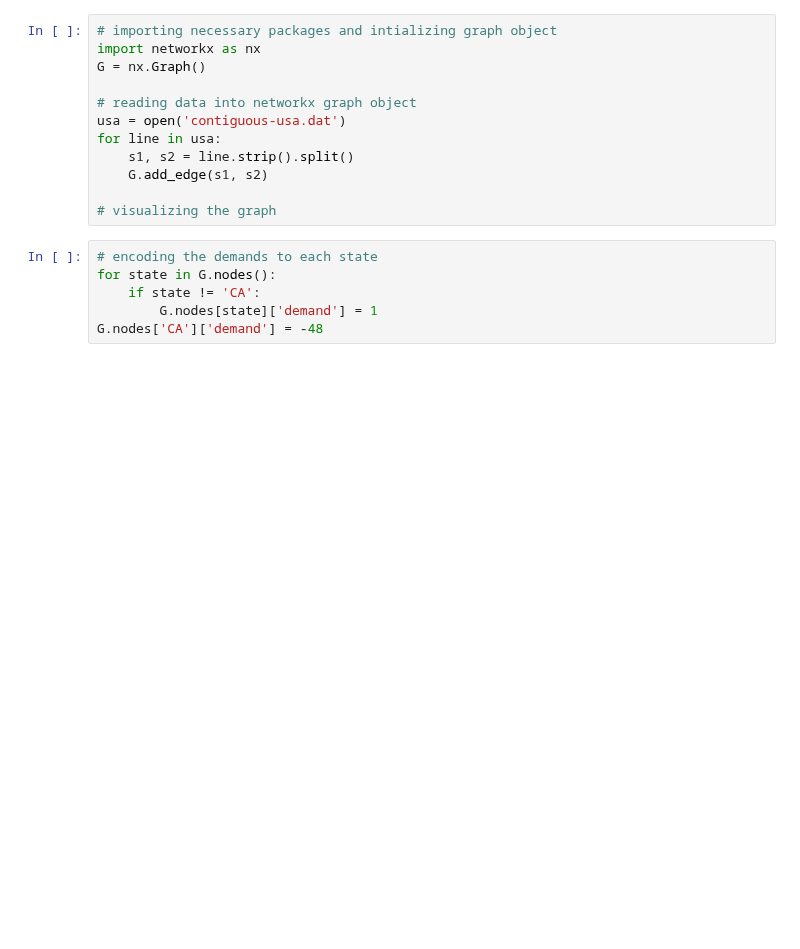
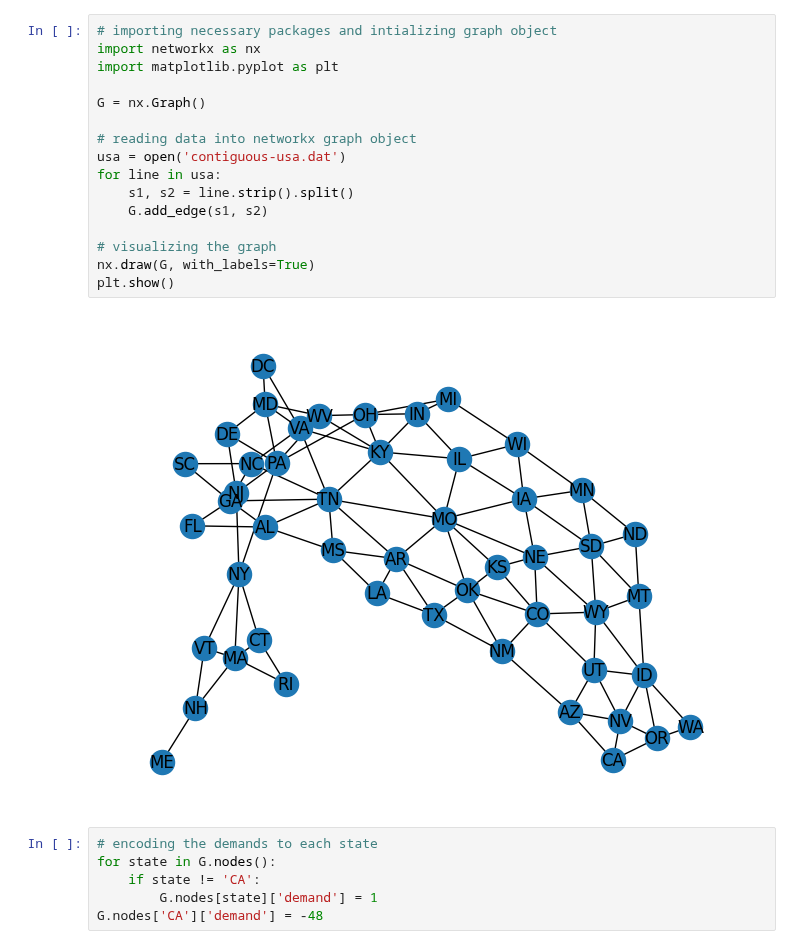
Before and after one commit to ele10-code/k-clustering, a Jupyter notebook: ff-in-python.ipynb, the cells around one changed output. Cells and saved outputs as stored; diff of their text form; blank space fills up the shorter version.

```diff
--- a/ff-in-python.ipynb
+++ b/ff-in-python.ipynb
@@ -1,15 +1,21 @@
 # %%
 # importing necessary packages and intializing graph object
 import networkx as nx
+import matplotlib.pyplot as plt
+
 G = nx.Graph()
 
 # reading data into networkx graph object
 usa = open('contiguous-usa.dat')
 for line in usa:
     s1, s2 = line.strip().split()
     G.add_edge(s1, s2)
 
 # visualizing the graph
+nx.draw(G, with_labels=True)
+plt.show()
+# %% [output]
+[figure, added]
 # %%
 # encoding the demands to each state
 for state in G.nodes():
```
Also changed, not shown: parts of 3 cells of this notebook, 2 other files.
